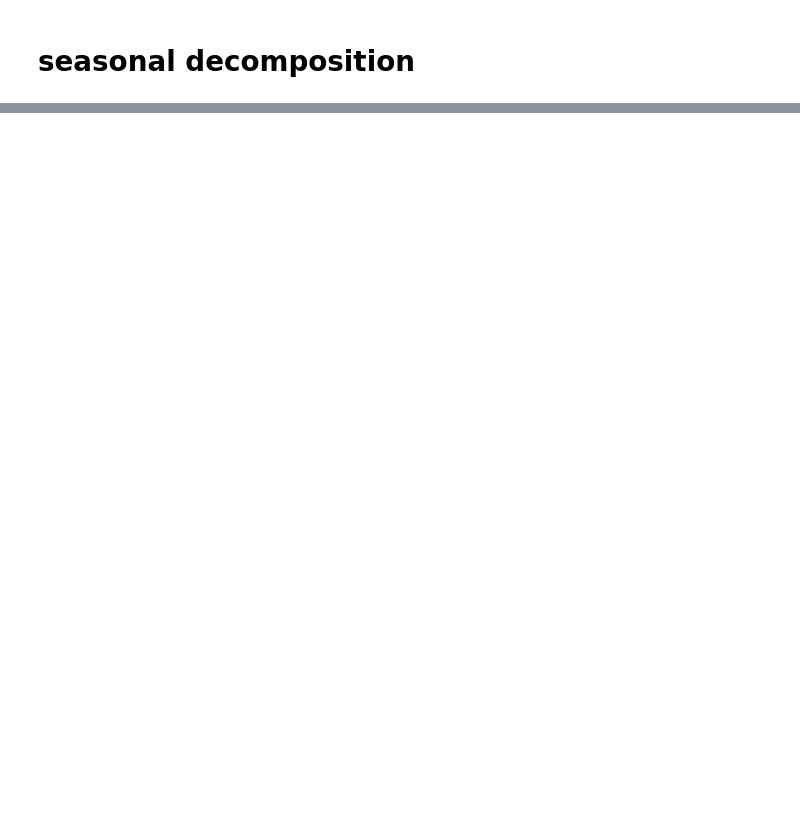
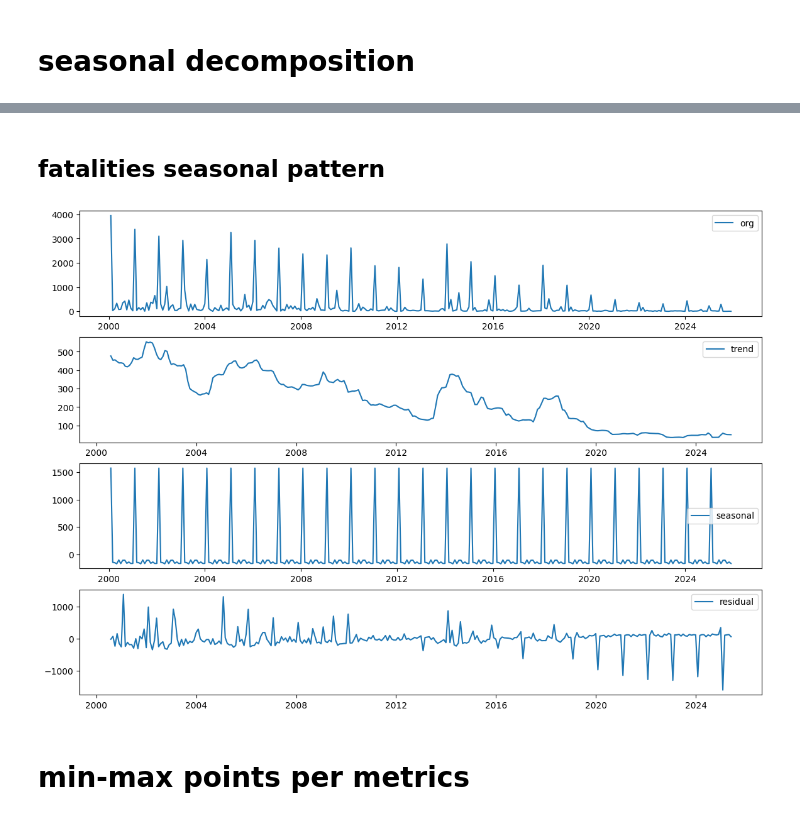
Before and after one commit to agakshita5/aircrash-time-series, a Jupyter notebook: aircrash-timeseries.ipynb, the cells around one changed output, grey strips where cells are left out. Saved outputs shown, nothing was run; the diff lists cells and outputs as text; code cells hidden in the pictures; blank space fills up the shorter version.

```diff
--- a/aircrash-timeseries.ipynb
+++ b/aircrash-timeseries.ipynb
@@ -255,0 +281,28 @@ plt.show()
+# %% [markdown]
+## fatalities seasonal pattern
+# %%
+fat_monthly = df['fatalities'].resample('M').sum()
+dcp_fat = seasonal_decompose(fat_monthly, model='additive', period=12)
+
+add_trend = dcp_fat.trend
+add_seasonal = dcp_fat.seasonal
+add_resi = dcp_fat.resid
+
+plt.figure(figsize=(14,10))
+plt.subplot(411)
+plt.plot(dcp_fat.observed, label = 'org')
+plt.legend()
+plt.subplot(412)
+plt.plot(add_trend, label = 'trend')
+plt.legend()
+plt.subplot(413)
+plt.plot(add_seasonal, label = 'seasonal')
+plt.legend()
+plt.subplot(414)
+plt.plot(add_resi, label = 'residual')
+plt.legend()
+plt.show()
+# %% [output]
+[figure, added]
+# %% [markdown]
+# min-max points per metrics
```
Also changed, not shown: parts of 20 cells of this notebook.
